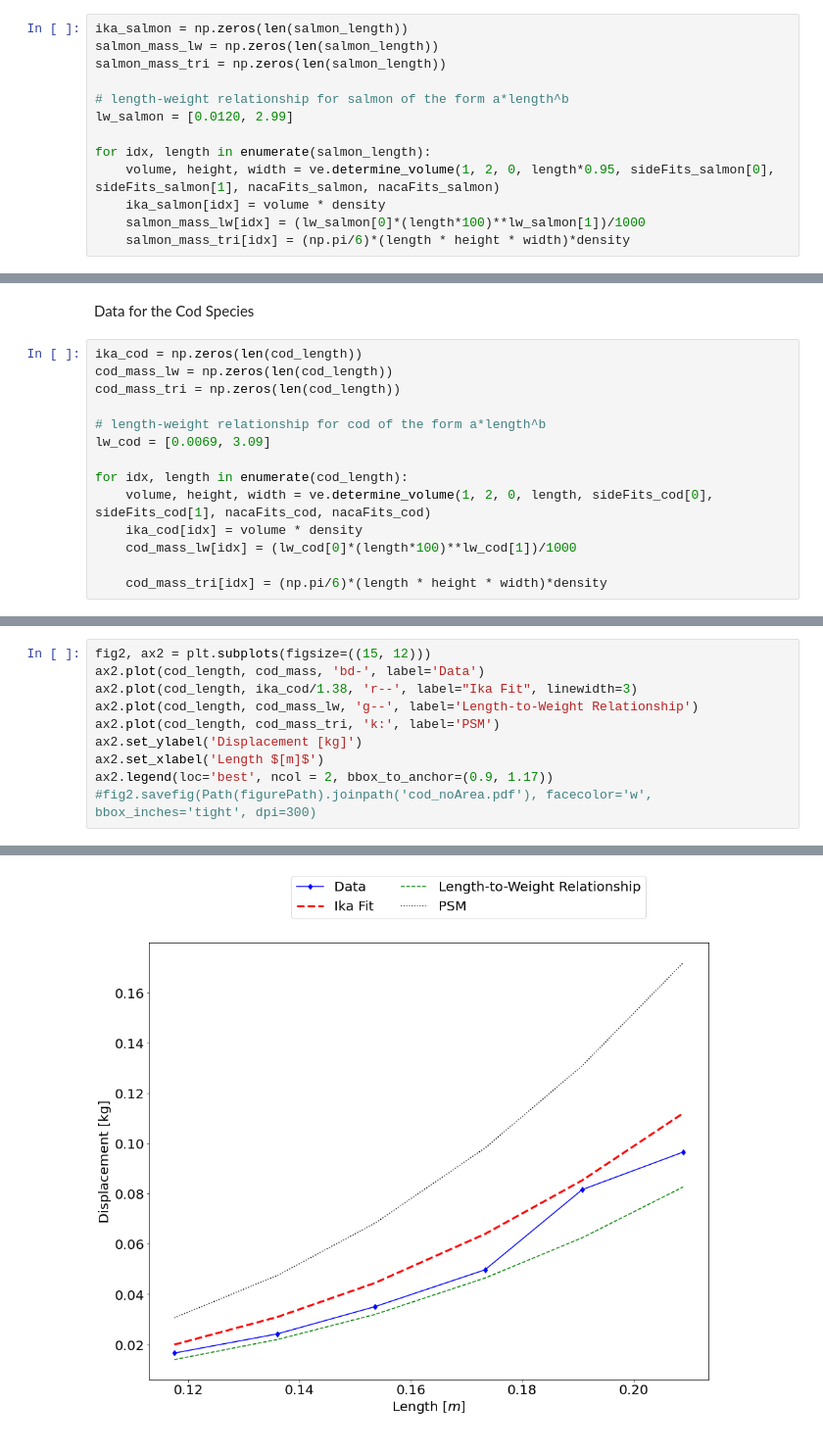
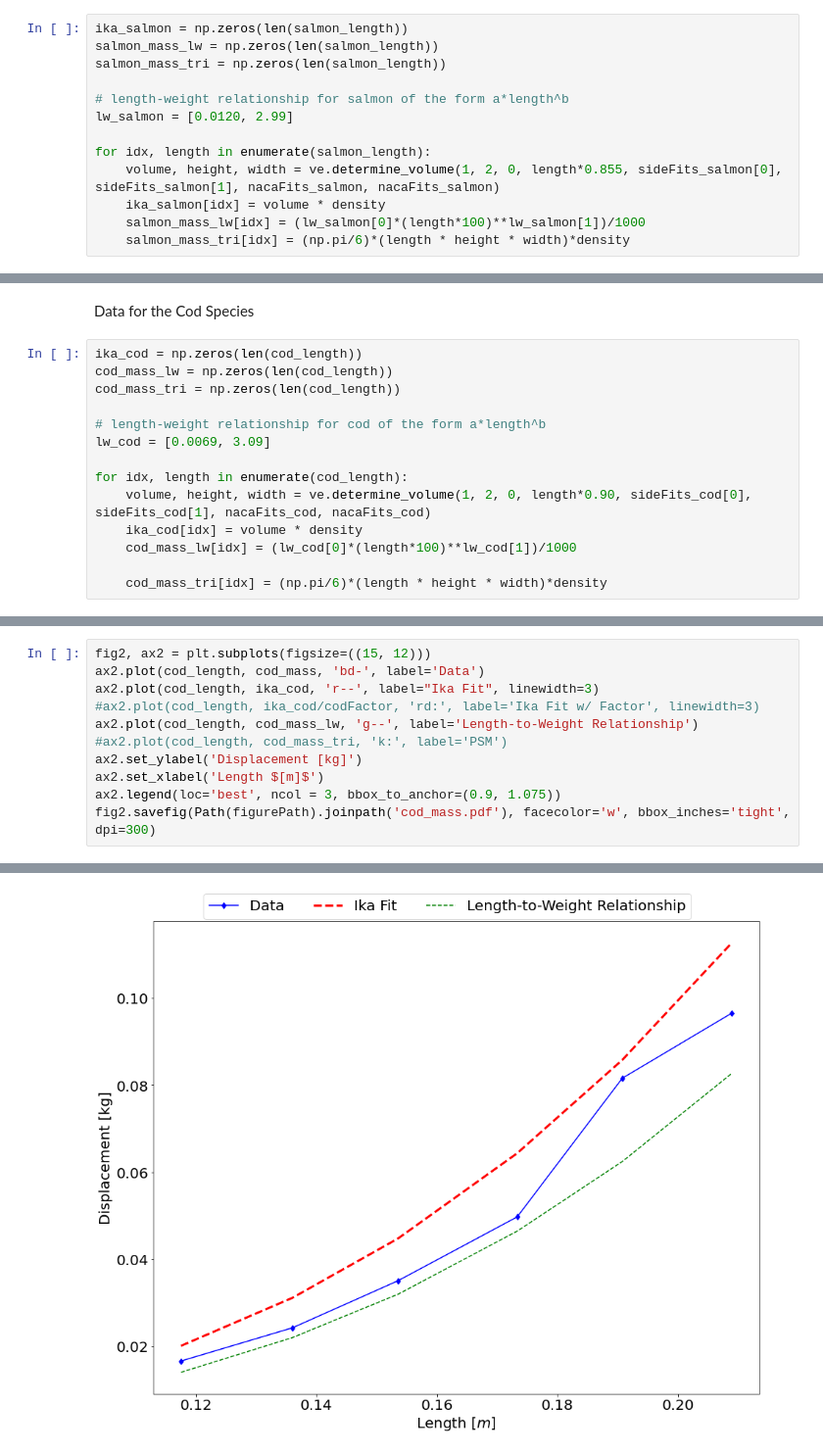
Before and after one commit to michaelcoe/Ika-Fit, a Jupyter notebook: massValidation.ipynb, the cells around one changed output, grey strips where cells are left out. Shown at 98% size. Drawn from its saved outputs; the diff is of its cells as text.

```diff
--- a/massValidation.ipynb
+++ b/massValidation.ipynb
@@ -254,7 +280,7 @@ salmon_mass_tri = np.zeros(len(salmon_length))
 lw_salmon = [0.0120, 2.99]
 
 for idx, length in enumerate(salmon_length):
-    volume, height, width = ve.determine_volume(1, 2, 0, length*0.95, sideFits_salmon[0], sideFits_salmon[1], nacaFits_salmon, nacaFits_salmon)
+    volume, height, width = ve.determine_volume(1, 2, 0, length*0.855, sideFits_salmon[0], sideFits_salmon[1], nacaFits_salmon, nacaFits_salmon)
     ika_salmon[idx] = volume * density
     salmon_mass_lw[idx] = (lw_salmon[0]*(length*100)**lw_salmon[1])/1000
     salmon_mass_tri[idx] = (np.pi/6)*(length * height * width)*density
@@ -291,7 +320,7 @@ cod_mass_tri = np.zeros(len(cod_length))
 lw_cod = [0.0069, 3.09]
 
 for idx, length in enumerate(cod_length):
-    volume, height, width = ve.determine_volume(1, 2, 0, length, sideFits_cod[0], sideFits_cod[1], nacaFits_cod, nacaFits_cod)
+    volume, height, width = ve.determine_volume(1, 2, 0, length*0.90, sideFits_cod[0], sideFits_cod[1], nacaFits_cod, nacaFits_cod)
     ika_cod[idx] = volume * density
     cod_mass_lw[idx] = (lw_cod[0]*(length*100)**lw_cod[1])/1000
 
@@ -299,11 +331,12 @@ for idx, length in enumerate(cod_length):
 # %%
 fig2, ax2 = plt.subplots(figsize=((15, 12)))
 ax2.plot(cod_length, cod_mass, 'bd-', label='Data')
-ax2.plot(cod_length, ika_cod/1.38, 'r--', label="Ika Fit", linewidth=3)
+ax2.plot(cod_length, ika_cod, 'r--', label="Ika Fit", linewidth=3)
+#ax2.plot(cod_length, ika_cod/codFactor, 'rd:', label='Ika Fit w/ Factor', linewidth=3)
 ax2.plot(cod_length, cod_mass_lw, 'g--', label='Length-to-Weight Relationship')
-ax2.plot(cod_length, cod_mass_tri, 'k:', label='PSM')
+#ax2.plot(cod_length, cod_mass_tri, 'k:', label='PSM')
 ax2.set_ylabel('Displacement [kg]')
 ax2.set_xlabel('Length $[m]$')
-ax2.legend(loc='best', ncol = 2, bbox_to_anchor=(0.9, 1.17))
-#fig2.savefig(Path(figurePath).joinpath('cod_noArea.pdf'), facecolor='w', bbox_inches='tight', dpi=300)
+ax2.legend(loc='best', ncol = 3, bbox_to_anchor=(0.9, 1.075))
+fig2.savefig(Path(figurePath).joinpath('cod_mass.pdf'), facecolor='w', bbox_inches='tight', dpi=300)
 # %% [output]
@@ -311,4 +343,4 @@ ax2.legend(loc='best', ncol = 2, bbox_to_anchor=(0.9, 1.17))
-[figure, old version]
+[figure, new version]
 # %%
 error_ika = [np.sqrt(np.sum(np.abs(ika_cod - cod_mass)**2)/len(cod_mass)), np.sum(np.abs(ika_cod - cod_mass))/len(cod_mass)]
 error_tri = [np.sqrt(np.sum(np.abs(cod_mass_tri - cod_mass)**2)/len(cod_mass)), np.sum(np.abs(cod_mass_tri - cod_mass))/len(cod_mass)]
```
Also changed, not shown: parts of 23 cells of this notebook, 13 other files.
